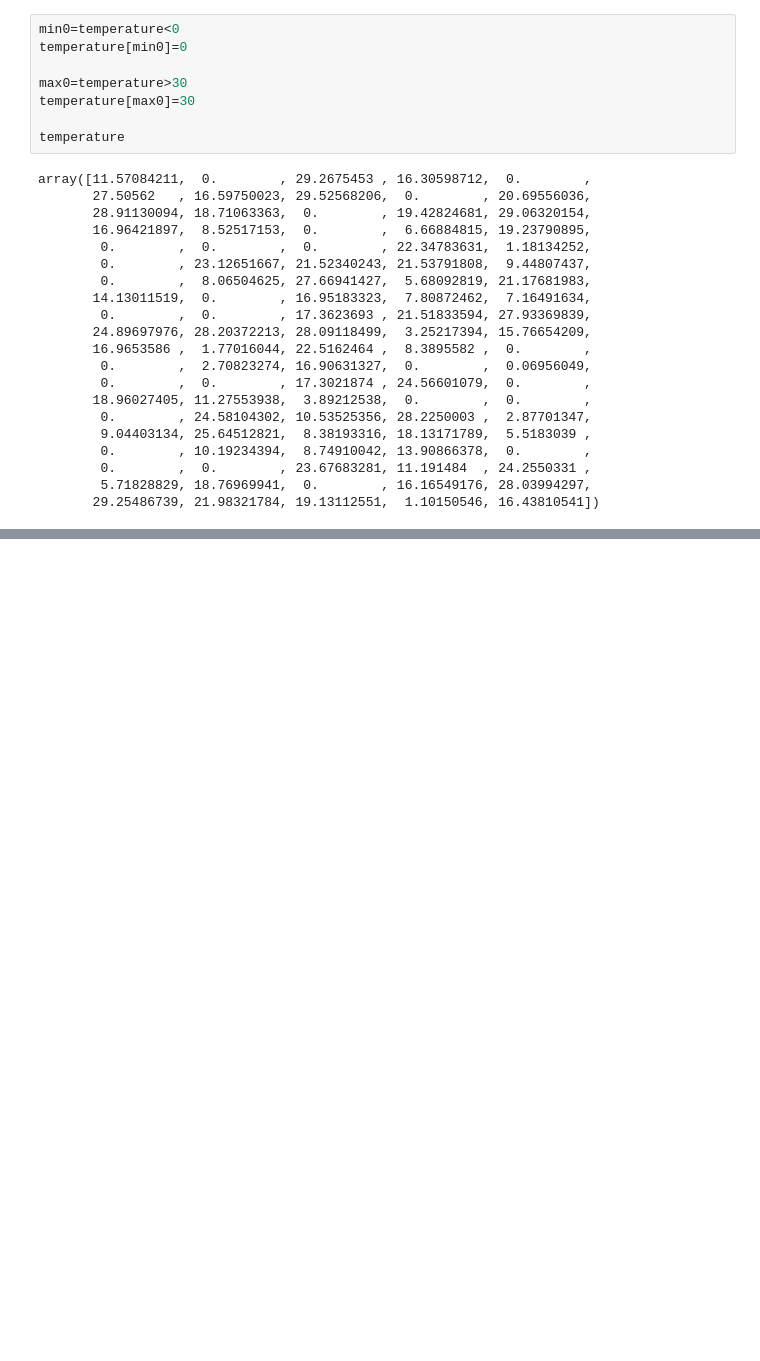
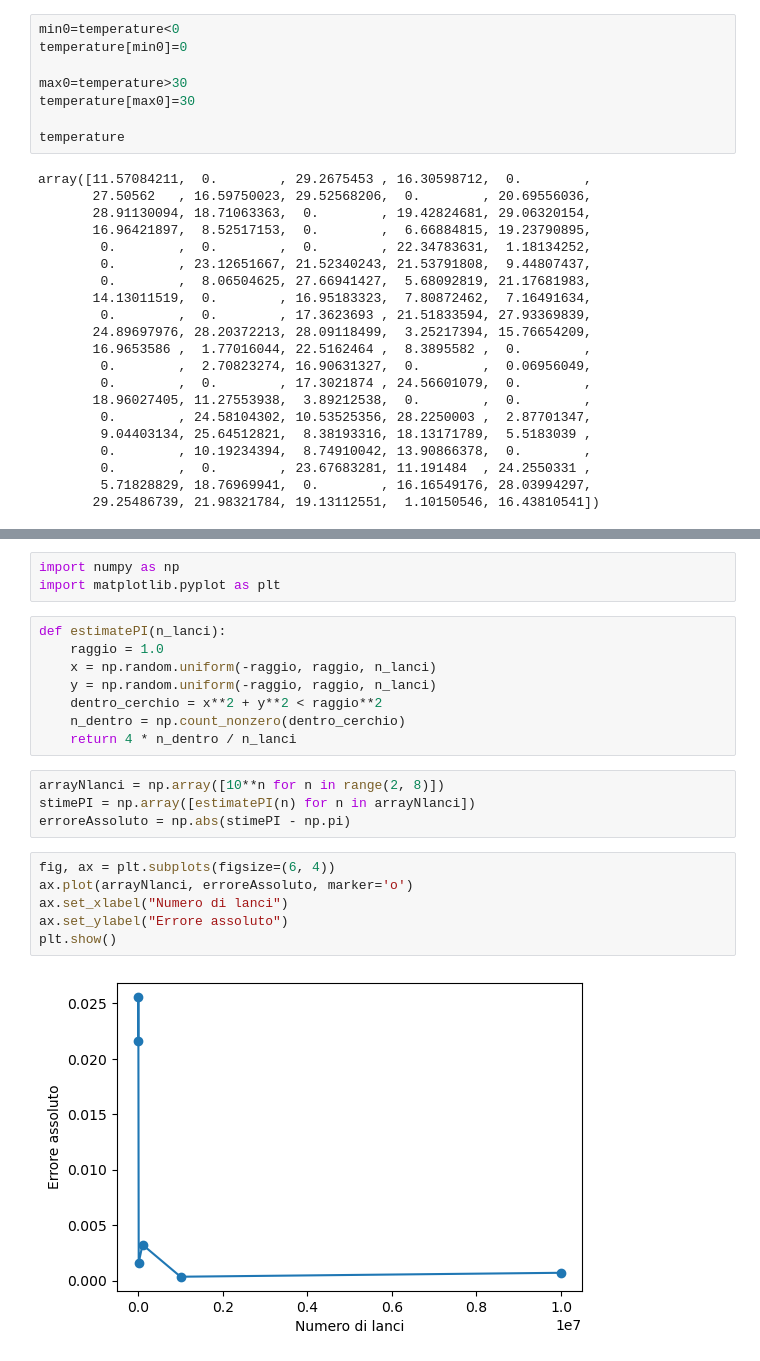
Before and after one commit to LiberateLaPianuraPadanaDagliUnni/MICROROBOTICA, a Jupyter notebook: Compiti.ipynb, the cells around one changed output, grey strips where cells are left out. Cells and saved outputs as stored; diff of their text form; blank space fills up the shorter version.

```diff
--- a/Compiti.ipynb
+++ b/Compiti.ipynb
@@ -190,0 +243,23 @@ array([11.57084211,  0.        , 29.2675453 , 16.30598712,  0.        ,
+# %%
+import numpy as np
+import matplotlib.pyplot as plt
+# %%
+def estimatePI(n_lanci):
+    raggio = 1.0
+    x = np.random.uniform(-raggio, raggio, n_lanci)
+    y = np.random.uniform(-raggio, raggio, n_lanci)
+    dentro_cerchio = x**2 + y**2 < raggio**2
+    n_dentro = np.count_nonzero(dentro_cerchio)
+    return 4 * n_dentro / n_lanci
+# %%
+arrayNlanci = np.array([10**n for n in range(2, 8)])
+stimePI = np.array([estimatePI(n) for n in arrayNlanci])
+erroreAssoluto = np.abs(stimePI - np.pi)
+# %%
+fig, ax = plt.subplots(figsize=(6, 4))
+ax.plot(arrayNlanci, erroreAssoluto, marker='o')
+ax.set_xlabel("Numero di lanci")
+ax.set_ylabel("Errore assoluto")
+plt.show()
+# %% [output]
+[figure, added]
```
Also changed, not shown: parts of 8 cells of this notebook.
